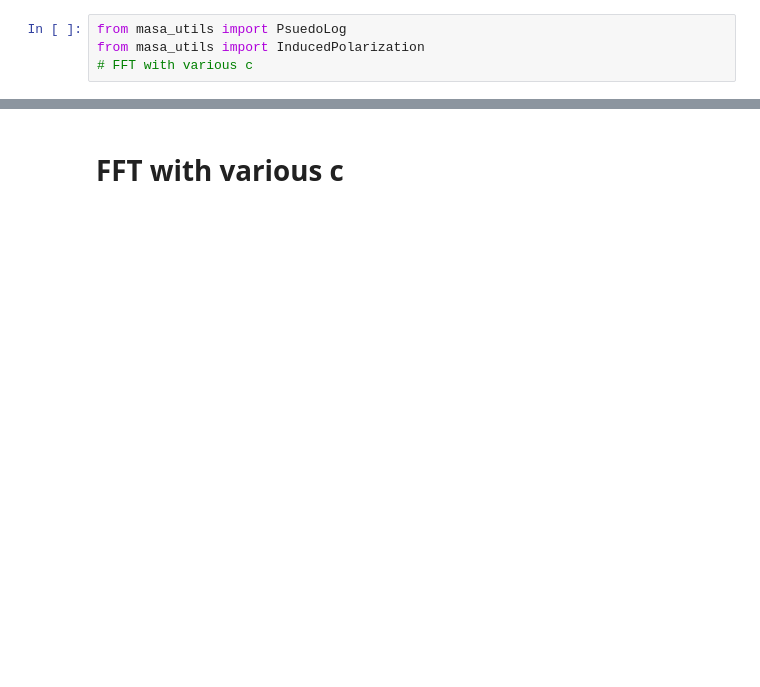
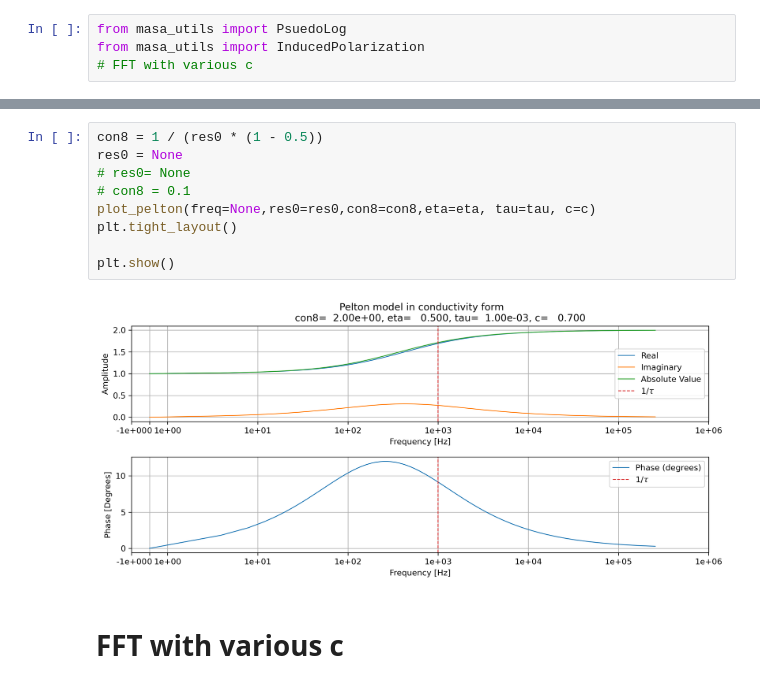
Before and after one commit to MasayukiMotoori/AGU24, a Jupyter notebook: 06_IPmodel_TimeDomain_psuedo.ipynb, the cells around one changed output, grey strips where cells are left out. Cells and saved outputs as stored; diff of their text form; blank space fills up the shorter version.

```diff
--- a/06_IPmodel_TimeDomain_psuedo.ipynb
+++ b/06_IPmodel_TimeDomain_psuedo.ipynb
@@ -132,3 +162,14 @@ interactive(children=(ToggleButtons(button_style='info', description='Mode:', op
+# %%
+con8 = 1 / (res0 * (1 - 0.5))
+res0 = None
+# res0= None
+# con8 = 0.1
+plot_pelton(freq=None,res0=res0,con8=con8,eta=eta, tau=tau, c=c)
+plt.tight_layout()
+
+plt.show()
+# %% [output]
+[figure, added]
 # %% [markdown]
 # FFT with various c
 # %%
```
Also changed, not shown: parts of 29 cells of this notebook, 2 other files.
